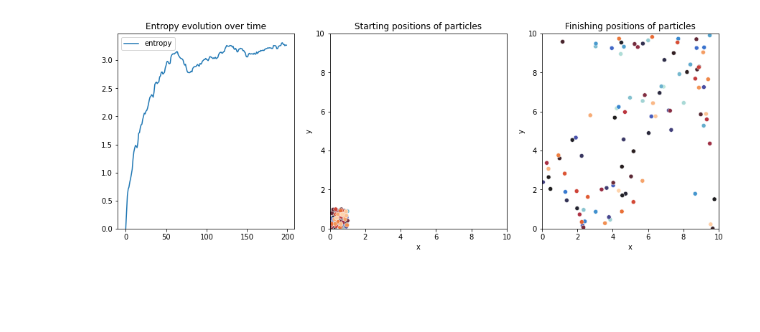
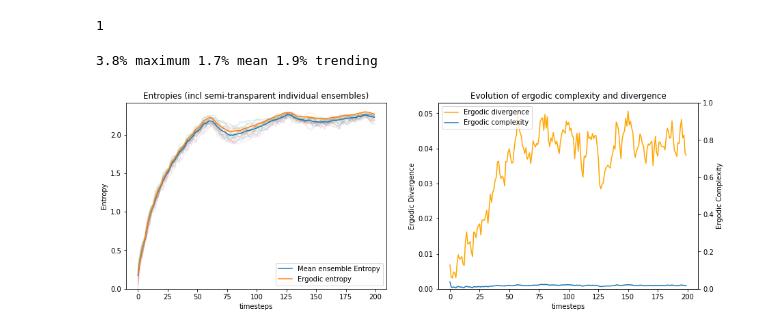
Before and after one commit to timjdavey/incoherence, a Jupyter notebook: notebooks/1b. Results - Disorder of Ideal Gas.ipynb, the cells around one changed output. Cells and saved outputs as stored; diff of their text form; code cells hidden in the pictures; blank space fills up the shorter version.

Commit message:
Adding ErgodicSeries

```diff
--- a/notebooks/1b. Results - Disorder of Ideal Gas.ipynb
+++ b/notebooks/1b. Results - Disorder of Ideal Gas.ipynb
@@ -6,6 +6,19 @@ from helpers.timeseries import ErgodicTimeSeries
 # %%
-skewed = IsolatedBox(100, skew=0.1)
-skewed.simulate(200)
-skewed.plot(False)
+ensembles = 20
+steps = 200
+size = 10
+
+worlds = []
+for b in range(ensembles):
+    worlds.append(IsolatedBox(100, width=size, height=size, skew=0.1))
+
+y = []
+for s in range(steps):
+    nb.cp(steps-s)
+    obs = []
+    for w in worlds:
+        w.step()
+        obs.append(w.observations)
+    y.append(obs)
 # %% [output]
-[figure, removed]
+1
@@ -33,0 +25,7 @@ class IsolatedBoxAnalysis(ErgodicTimeSeries):
+# %%
+es = ep.ErgodicSeries(x=range(steps), y=y, x_label='timesteps', bins=ep.binr(0,size))
+# %%
+f = es.report()
+# %% [output]
+3.8% maximum 1.7% mean 1.9% trending
+[figure, added]
```
Also changed, not shown: parts of 2 cells of this notebook, 11 other files.
